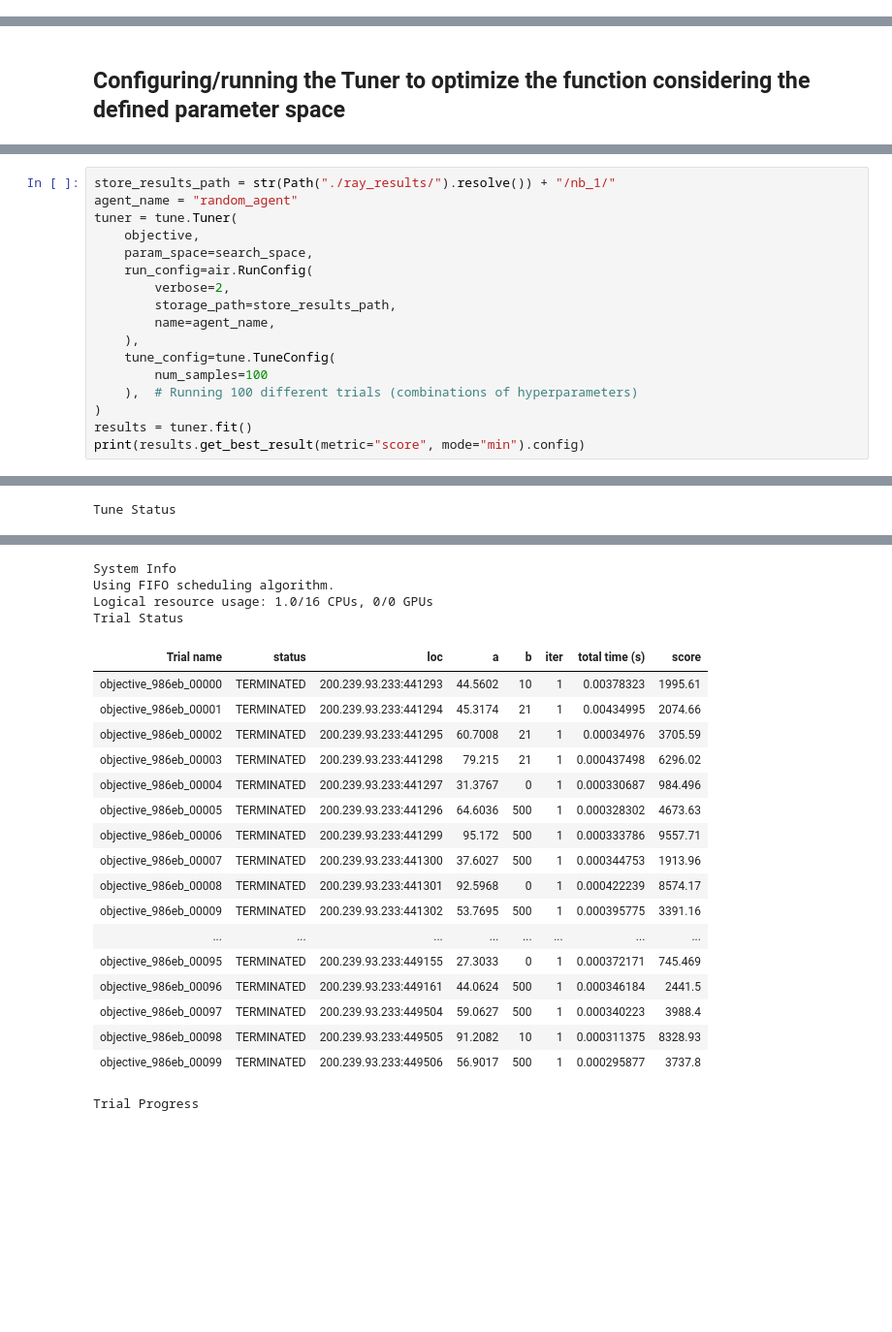
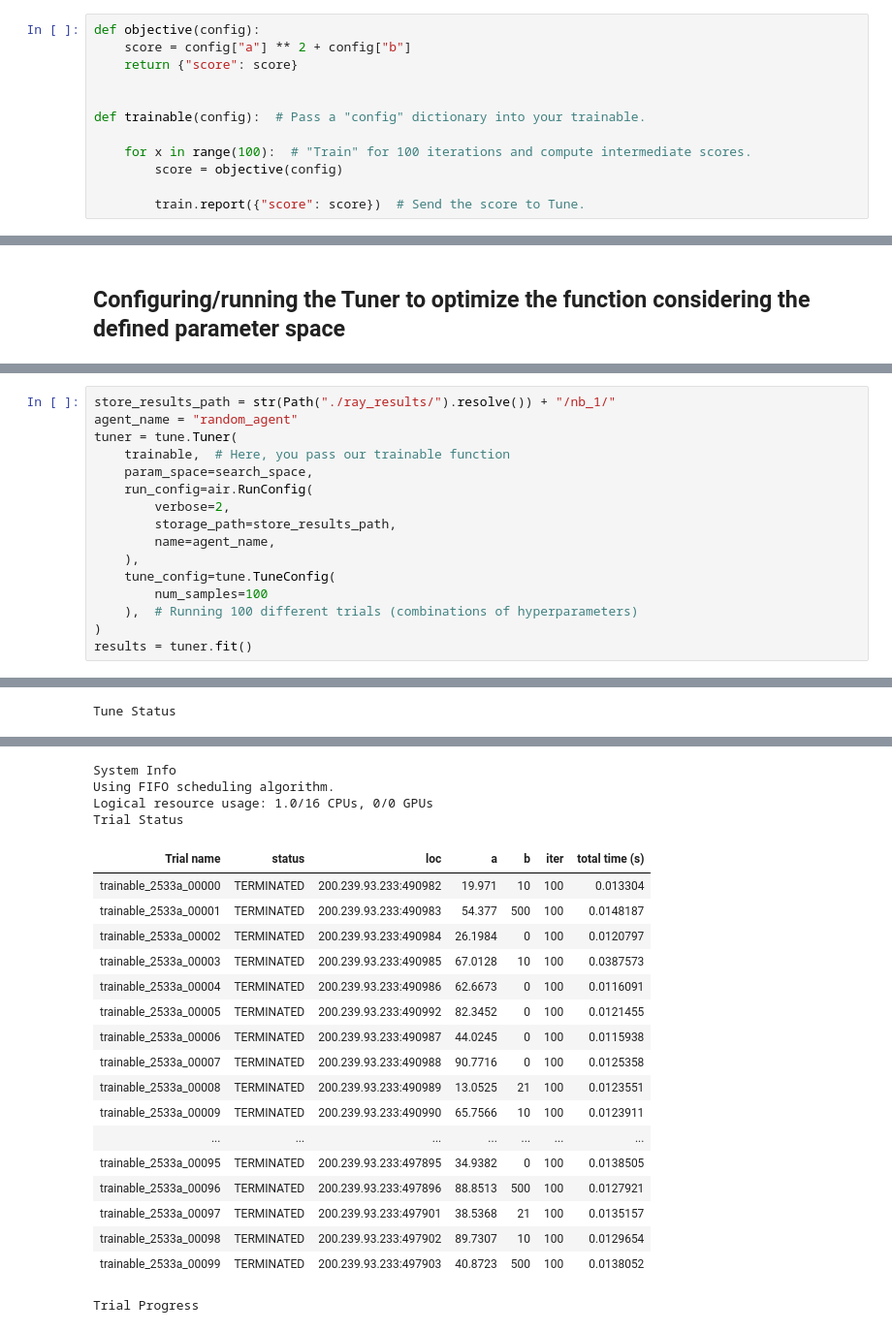
Before and after one commit to cleversonahum/ray_minicourse, a Jupyter notebook: lesson_2/1-learning_optimize_function_parameters.ipynb, the cells around one changed output, grey strips where cells are left out. Shown: that part at 97% size. Saved outputs shown, nothing was run; the diff lists cells and outputs as text; blank space fills up the shorter version.

```diff
--- a/lesson_2/1-learning_optimize_function_parameters.ipynb
+++ b/lesson_2/1-learning_optimize_function_parameters.ipynb
@@ -12,3 +8,15 @@ def objective(config):
+# %%
+def objective(config):
+    score = config["a"] ** 2 + config["b"]
+    return {"score": score}
+
+
+def trainable(config):  # Pass a "config" dictionary into your trainable.
+
+    for x in range(100):  # "Train" for 100 iterations and compute intermediate scores.
+        score = objective(config)
+
+        train.report({"score": score})  # Send the score to Tune.
 # %% [markdown]
 In the following cell, we show the score values obtained for different values of $a$ and $b$ to illustrate the objective function process.
 # %%
@@ -52,7 +60,7 @@ It is the same tune.Tuner structure we used in the [lesson 1 activity 2](../less
 store_results_path = str(Path("./ray_results/").resolve()) + "/nb_1/"
 agent_name = "random_agent"
 tuner = tune.Tuner(
-    objective,
+    trainable,  # Here, you pass our trainable function
     param_space=search_space,
     run_config=air.RunConfig(
         verbose=2,
@@ -64,5 +72,4 @@ tuner = tune.Tuner(
     ),  # Running 100 different trials (combinations of hyperparameters)
 )
 results = tuner.fit()
-print(results.get_best_result(metric="score", mode="min").config)
 # %% [output]
@@ -74,23 +83,23 @@ Tune Status
 System Info
 Using FIFO scheduling algorithm.
 Logical resource usage: 1.0/16 CPUs, 0/0 GPUs
 Trial Status
-| Trial name | status | loc | a | b | iter | total time (s) | score |
-| objective_986eb_00000 | TERMINATED | 200.239.93.233:441293 | 44.5602 | 10 | 1 | 0.00378323 | 1995.61 |
-| objective_986eb_00001 | TERMINATED | 200.239.93.233:441294 | 45.3174 | 21 | 1 | 0.00434995 | 2074.66 |
-| objective_986eb_00002 | TERMINATED | 200.239.93.233:441295 | 60.7008 | 21 | 1 | 0.00034976 | 3705.59 |
-| objective_986eb_00003 | TERMINATED | 200.239.93.233:441298 | 79.215 | 21 | 1 | 0.000437498 | 6296.02 |
-| objective_986eb_00004 | TERMINATED | 200.239.93.233:441297 | 31.3767 | 0 | 1 | 0.000330687 | 984.496 |
-| objective_986eb_00005 | TERMINATED | 200.239.93.233:441296 | 64.6036 | 500 | 1 | 0.000328302 | 4673.63 |
-| objective_986eb_00006 | TERMINATED | 200.239.93.233:441299 | 95.172 | 500 | 1 | 0.000333786 | 9557.71 |
-| objective_986eb_00007 | TERMINATED | 200.239.93.233:441300 | 37.6027 | 500 | 1 | 0.000344753 | 1913.96 |
-| objective_986eb_00008 | TERMINATED | 200.239.93.233:441301 | 92.5968 | 0 | 1 | 0.000422239 | 8574.17 |
-| objective_986eb_00009 | TERMINATED | 200.239.93.233:441302 | 53.7695 | 500 | 1 | 0.000395775 | 3391.16 |
-| ... | ... | ... | ... | ... | ... | ... | ... |
-| objective_986eb_00095 | TERMINATED | 200.239.93.233:449155 | 27.3033 | 0 | 1 | 0.000372171 | 745.469 |
-| objective_986eb_00096 | TERMINATED | 200.239.93.233:449161 | 44.0624 | 500 | 1 | 0.000346184 | 2441.5 |
-| objective_986eb_00097 | TERMINATED | 200.239.93.233:449504 | 59.0627 | 500 | 1 | 0.000340223 | 3988.4 |
-| objective_986eb_00098 | TERMINATED | 200.239.93.233:449505 | 91.2082 | 10 | 1 | 0.000311375 | 8328.93 |
-| objective_986eb_00099 | TERMINATED | 200.239.93.233:449506 | 56.9017 | 500 | 1 | 0.000295877 | 3737.8 |
+| Trial name | status | loc | a | b | iter | total time (s) |
+| trainable_2533a_00000 | TERMINATED | 200.239.93.233:490982 | 19.971 | 10 | 100 | 0.013304 |
+| trainable_2533a_00001 | TERMINATED | 200.239.93.233:490983 | 54.377 | 500 | 100 | 0.0148187 |
+| trainable_2533a_00002 | TERMINATED | 200.239.93.233:490984 | 26.1984 | 0 | 100 | 0.0120797 |
+| trainable_2533a_00003 | TERMINATED | 200.239.93.233:490985 | 67.0128 | 10 | 100 | 0.0387573 |
+| trainable_2533a_00004 | TERMINATED | 200.239.93.233:490986 | 62.6673 | 0 | 100 | 0.0116091 |
+| trainable_2533a_00005 | TERMINATED | 200.239.93.233:490992 | 82.3452 | 0 | 100 | 0.0121455 |
+| trainable_2533a_00006 | TERMINATED | 200.239.93.233:490987 | 44.0245 | 0 | 100 | 0.0115938 |
+| trainable_2533a_00007 | TERMINATED | 200.239.93.233:490988 | 90.7716 | 0 | 100 | 0.0125358 |
+| trainable_2533a_00008 | TERMINATED | 200.239.93.233:490989 | 13.0525 | 21 | 100 | 0.0123551 |
+| trainable_2533a_00009 | TERMINATED | 200.239.93.233:490990 | 65.7566 | 10 | 100 | 0.0123911 |
+| ... | ... | ... | ... | ... | ... | ... |
+| trainable_2533a_00095 | TERMINATED | 200.239.93.233:497895 | 34.9382 | 0 | 100 | 0.0138505 |
+| trainable_2533a_00096 | TERMINATED | 200.239.93.233:497896 | 88.8513 | 500 | 100 | 0.0127921 |
+| trainable_2533a_00097 | TERMINATED | 200.239.93.233:497901 | 38.5368 | 21 | 100 | 0.0135157 |
+| trainable_2533a_00098 | TERMINATED | 200.239.93.233:497902 | 89.7307 | 10 | 100 | 0.0129654 |
+| trainable_2533a_00099 | TERMINATED | 200.239.93.233:497903 | 40.8723 | 500 | 100 | 0.0138052 |
 Trial Progress
 | Trial name | score |
```
Also changed, not shown: parts of 12 cells of this notebook.
